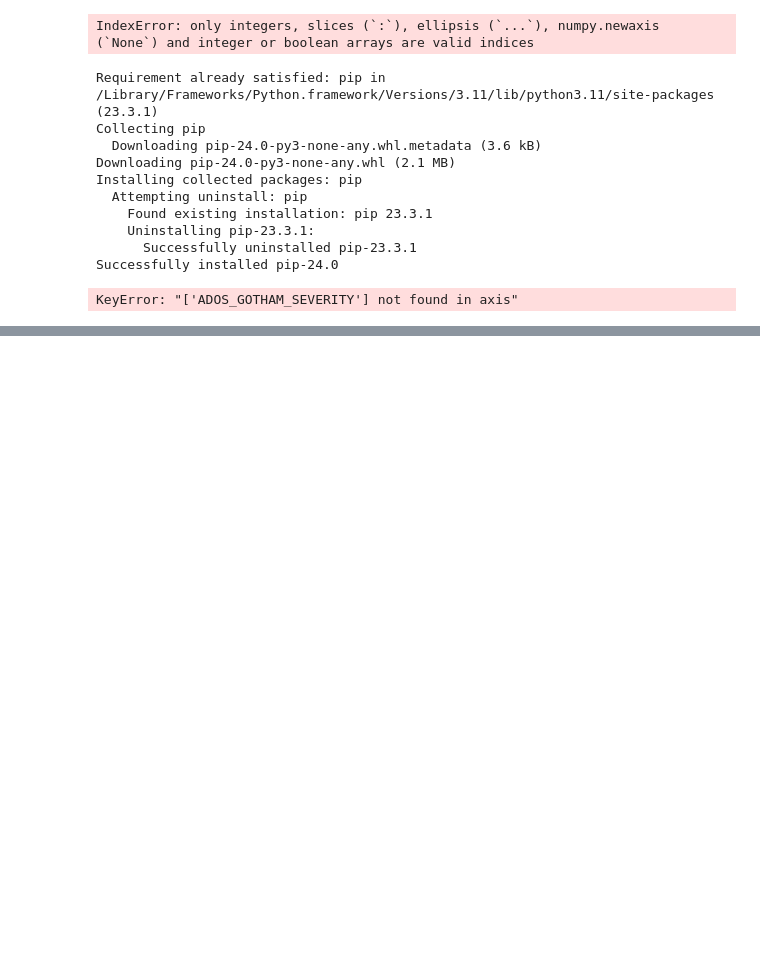
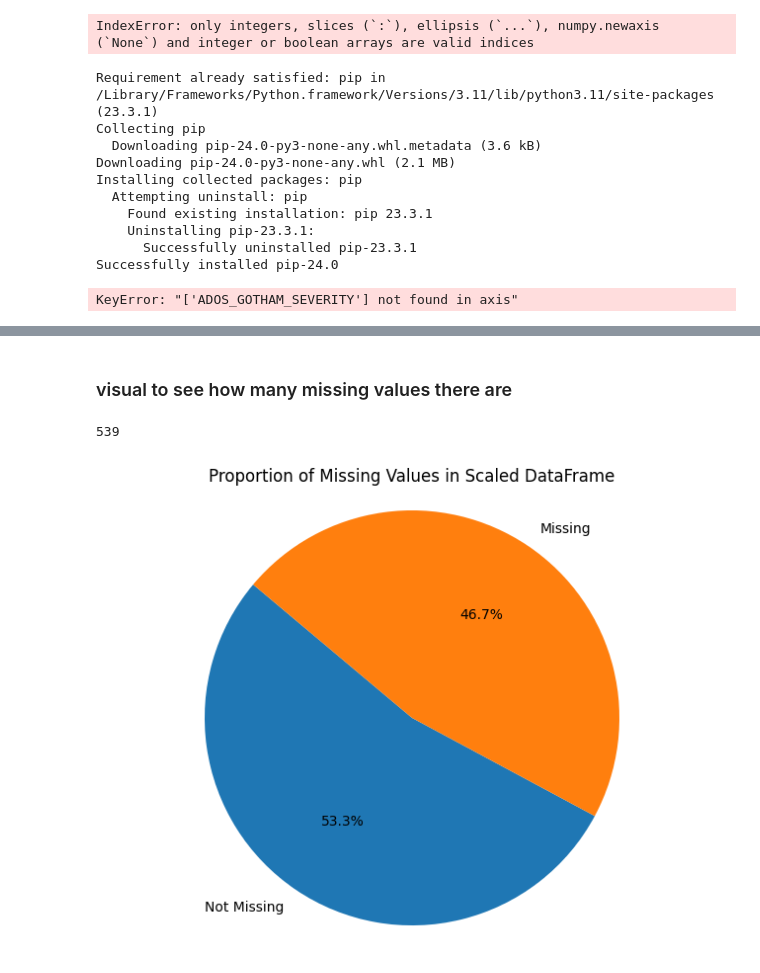
Before and after one commit to allison2368/Autism-Brain-Imaging-Data-Exchange-ABIDE-, a Jupyter notebook: knn.ipynb, the cells around one changed output, grey strips where cells are left out. Saved outputs shown, nothing was run; the diff lists cells and outputs as text; code cells hidden in the pictures; blank space fills up the shorter version.

```diff
--- a/knn.ipynb
+++ b/knn.ipynb
@@ -1197,0 +1432,17 @@ KeyError: '[9, 38, 12, 36, 28, 25, 15, 39, 19] not in index'
+# %% [markdown]
+### visual to see how many missing values there are
+# %%
+import matplotlib.pyplot as plt
+
+# Calculate the proportion of missing values for each column
+missing_proportion = (scaled_df.isnull().sum() > 0).value_counts()
+print(len(scaled_df))
+# Plotting
+plt.figure(figsize=(8, 6))
+plt.pie(missing_proportion, labels=['Not Missing', 'Missing'], autopct='%1.1f%%', startangle=140)
+plt.title('Proportion of Missing Values in Scaled DataFrame')
+plt.axis('equal')  # Equal aspect ratio ensures that pie is drawn as a circle.
+plt.show()
+# %% [output]
+539
+[figure, added]
```
Also changed, not shown: parts of 6 cells of this notebook.
